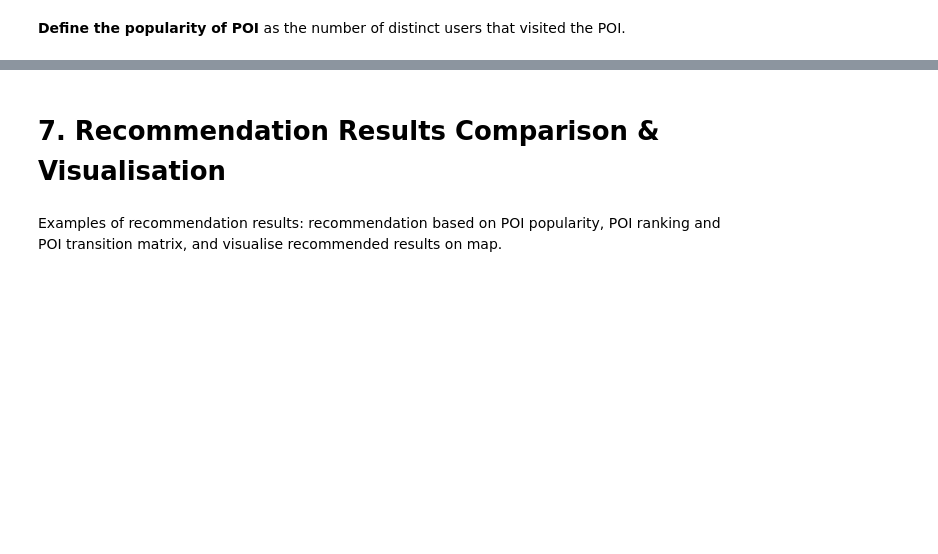
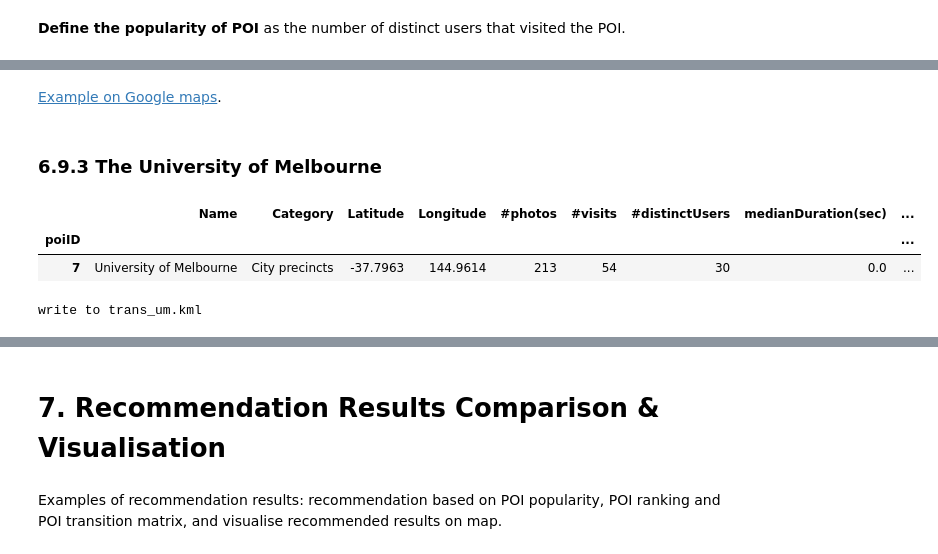
Before and after one commit to dongwookim-ml/flickr-photo, a Jupyter notebook: src/dataset_Melb.ipynb, the cells around one changed output, grey strips where cells are left out. Cells and saved outputs as stored; diff of their text form; code cells hidden in the pictures; blank space fills up the shorter version.

```diff
--- a/src/dataset_Melb.ipynb
+++ b/src/dataset_Melb.ipynb
@@ -1277,0 +1250,11 @@ An example map of the transitions of the most popular POI is available [here](ht
+# %% [markdown]
+[Example on Google maps](https://drive.google.com/open?id=11mJjb9Y6Zb_kjmyV3Hy-MFaMkok&usp=sharing).
+# %% [markdown]
+### 6.9.3 The University of Melbourne
+# %%
+poi_um = poi_df[poi_df['Name'] == 'University of Melbourne']
+poi_um
+# %% [output]
+|  | Name | Category | Latitude | Longitude | #photos | #visits | #distinctUsers | medianDuration(sec) | ... |
+| poiID |  |  |  |  |  |  |  |  | ... |
+| 7 | University of Melbourne | City precincts | -37.7963 | 144.9614 | 213 | 54 | 30 | 0.0 | ... |
@@ -1277,0 +1263,5 @@ An example map of the transitions of the most popular POI is available [here](ht
+# %%
+fname = 'trans_um.kml'
+gen_kml_transition(fname, poi_um.index[0], poi_df, poi_transmat)
+# %% [output]
+write to trans_um.kml
```
Also changed, not shown: parts of 80 cells of this notebook.
